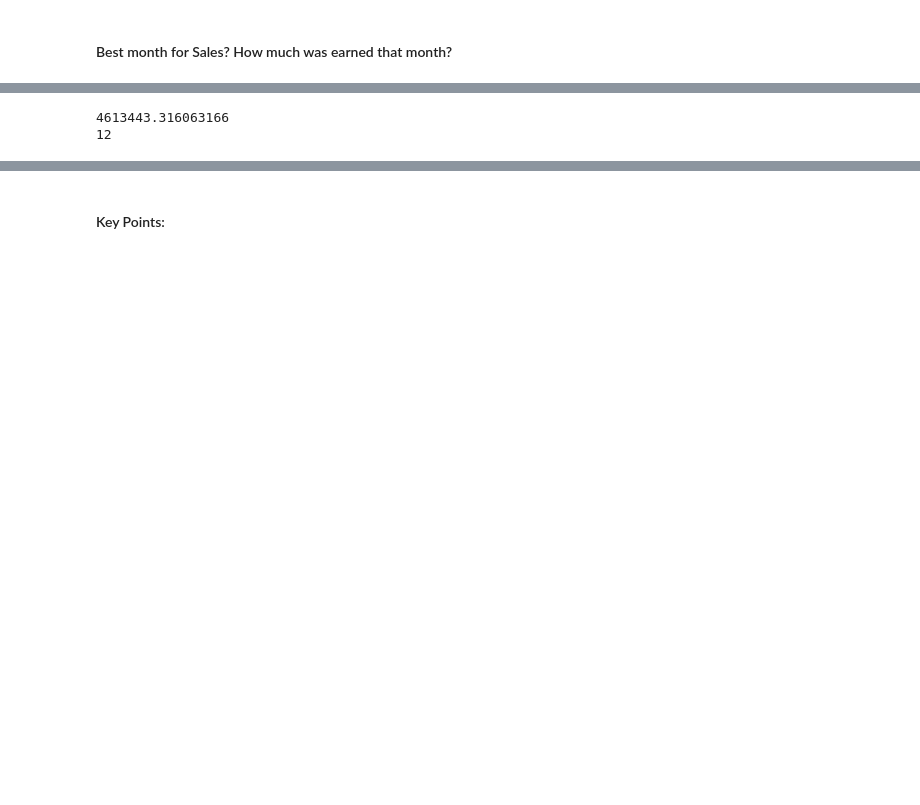
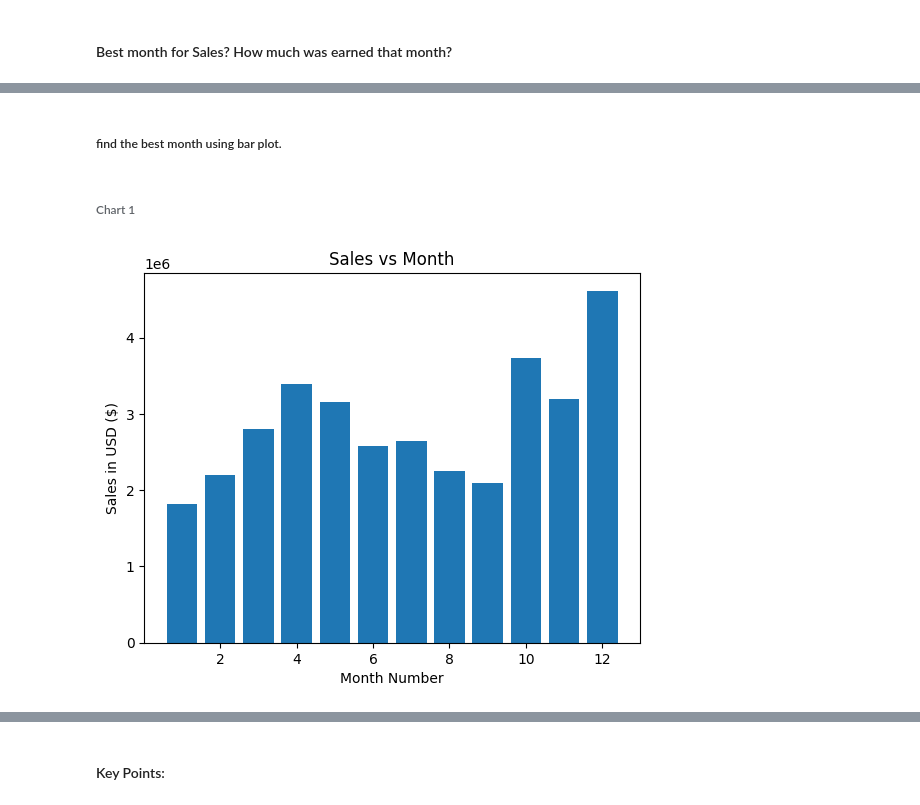
Before and after one commit to mohduzaif/Sales-Analysis-Exploratory-Data-Analysis-, a Jupyter notebook: Sales EDA.ipynb, the cells around one changed output, grey strips where cells are left out. Drawn from its saved outputs; the diff is of its cells as text; code cells hidden in the pictures; blank space fills up the shorter version.

Commit message:
Add bar plots for Sales vs Month and City.

```diff
--- a/Sales EDA.ipynb
+++ b/Sales EDA.ipynb
@@ -103,0 +106,3 @@ all_data.head()
+# %%
+all_data['City'] = all_data['Purchase Address'].str[-8 : -6]
+all_data.head()
@@ -124,11 +122,15 @@ grouped_df
-# %%
-maximum_sale = grouped_df['Sales'].max()
-print(maximum_sale)
-
-max_sales_index = grouped_df['Sales'].idxmax()
-
-maximum_sale_month = grouped_df.loc[max_sales_index, 'Month']
-print(maximum_sale_month)
-# %% [output]
-4613443.316063166
-12
+# %% [markdown]
+##### find the best month using bar plot.
+# %% [markdown]
+###### Chart 1
+# %%
+import matplotlib.pyplot as plt
+
+plt.bar(grouped_df['Month'], grouped_df['Sales'])
+plt.xlabel('Month Number')
+plt.ylabel('Sales in USD ($)')
+plt.title('Sales vs Month')
+
+plt.show()
+# %% [output]
+[figure, added]
```
Also changed, not shown: parts of 19 cells of this notebook.
